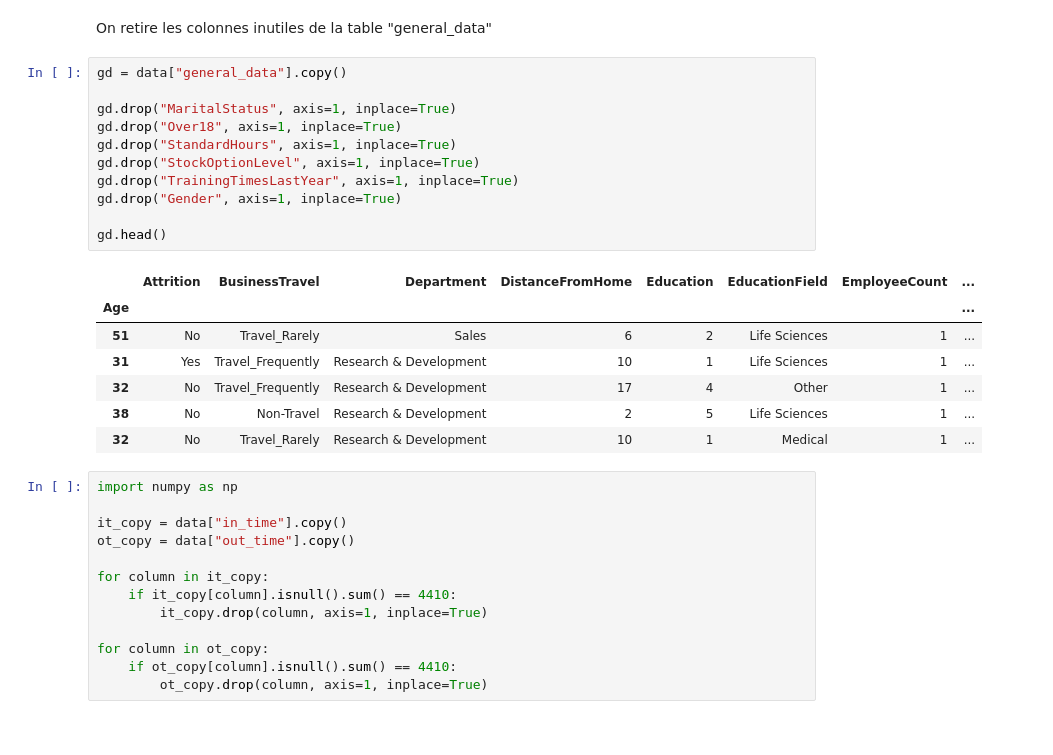
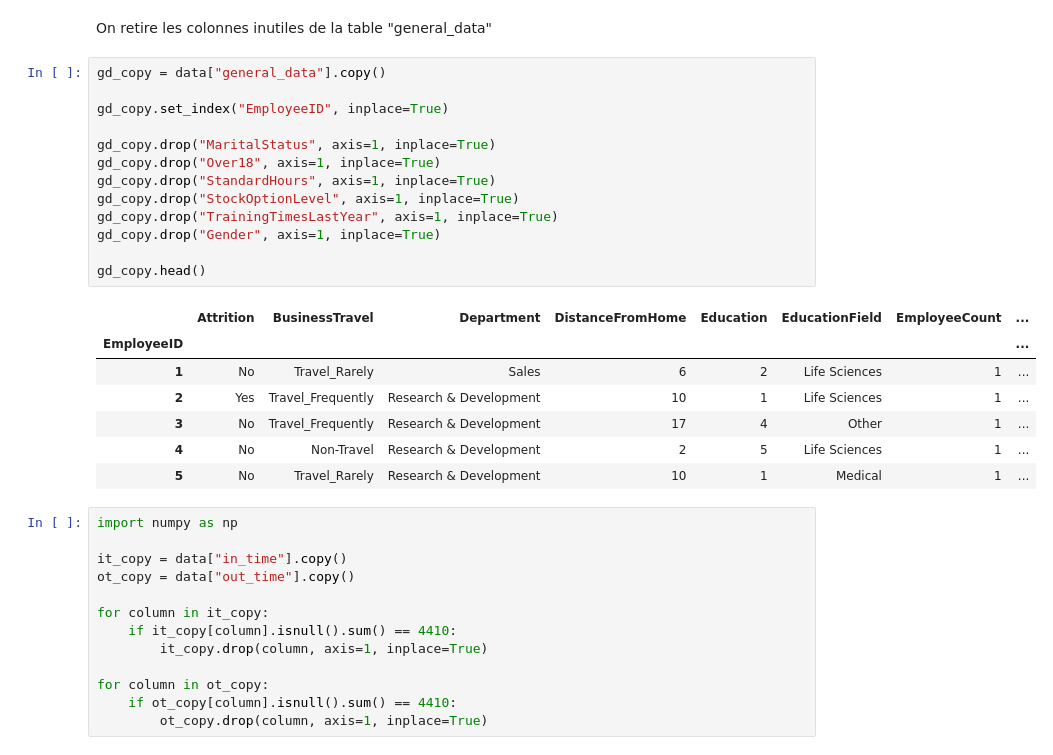
Before and after one commit to ArkaniosCesi/IA_project, a Jupyter notebook: Groupe2_IA.ipynb, the cells around one changed output. Cells and saved outputs as stored; diff of their text form.

```diff
--- a/Groupe2_IA.ipynb
+++ b/Groupe2_IA.ipynb
@@ -151,24 +151,26 @@ plt.show()
 # %% [markdown]
 On retire les colonnes inutiles de la table "general_data"
 # %%
-gd = data["general_data"].copy()
+gd_copy = data["general_data"].copy()
 
-gd.drop("MaritalStatus", axis=1, inplace=True)
-gd.drop("Over18", axis=1, inplace=True)
-gd.drop("StandardHours", axis=1, inplace=True)
-gd.drop("StockOptionLevel", axis=1, inplace=True)
-gd.drop("TrainingTimesLastYear", axis=1, inplace=True)
-gd.drop("Gender", axis=1, inplace=True)
+gd_copy.set_index("EmployeeID", inplace=True)
 
-gd.head()
+gd_copy.drop("MaritalStatus", axis=1, inplace=True)
+gd_copy.drop("Over18", axis=1, inplace=True)
+gd_copy.drop("StandardHours", axis=1, inplace=True)
+gd_copy.drop("StockOptionLevel", axis=1, inplace=True)
+gd_copy.drop("TrainingTimesLastYear", axis=1, inplace=True)
+gd_copy.drop("Gender", axis=1, inplace=True)
+
+gd_copy.head()
 # %% [output]
 |  | Attrition | BusinessTravel | Department | DistanceFromHome | Education | EducationField | EmployeeCount | ... |
-| Age |  |  |  |  |  |  |  | ... |
-| 51 | No | Travel_Rarely | Sales | 6 | 2 | Life Sciences | 1 | ... |
-| 31 | Yes | Travel_Frequently | Research & Development | 10 | 1 | Life Sciences | 1 | ... |
-| 32 | No | Travel_Frequently | Research & Development | 17 | 4 | Other | 1 | ... |
-| 38 | No | Non-Travel | Research & Development | 2 | 5 | Life Sciences | 1 | ... |
-| 32 | No | Travel_Rarely | Research & Development | 10 | 1 | Medical | 1 | ... |
+| EmployeeID |  |  |  |  |  |  |  | ... |
+| 1 | No | Travel_Rarely | Sales | 6 | 2 | Life Sciences | 1 | ... |
+| 2 | Yes | Travel_Frequently | Research & Development | 10 | 1 | Life Sciences | 1 | ... |
+| 3 | No | Travel_Frequently | Research & Development | 17 | 4 | Other | 1 | ... |
+| 4 | No | Non-Travel | Research & Development | 2 | 5 | Life Sciences | 1 | ... |
+| 5 | No | Travel_Rarely | Research & Development | 10 | 1 | Medical | 1 | ... |
 # %%
 import numpy as np
 
```
Also changed, not shown: parts of 5 cells of this notebook.
